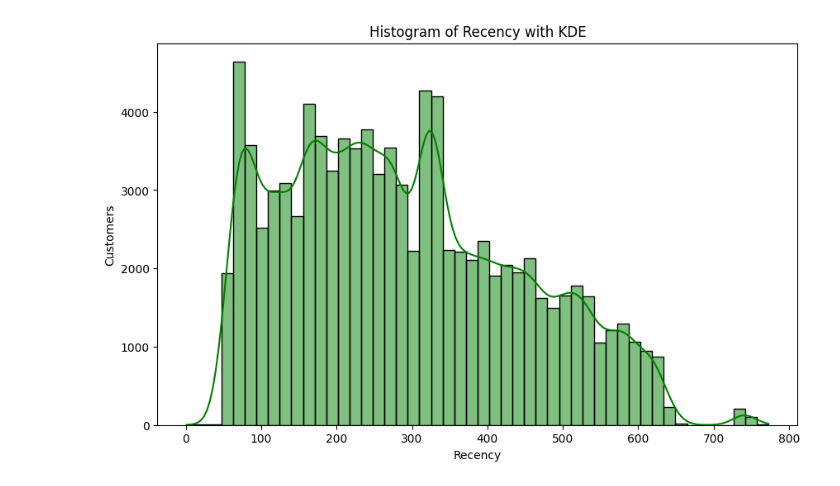
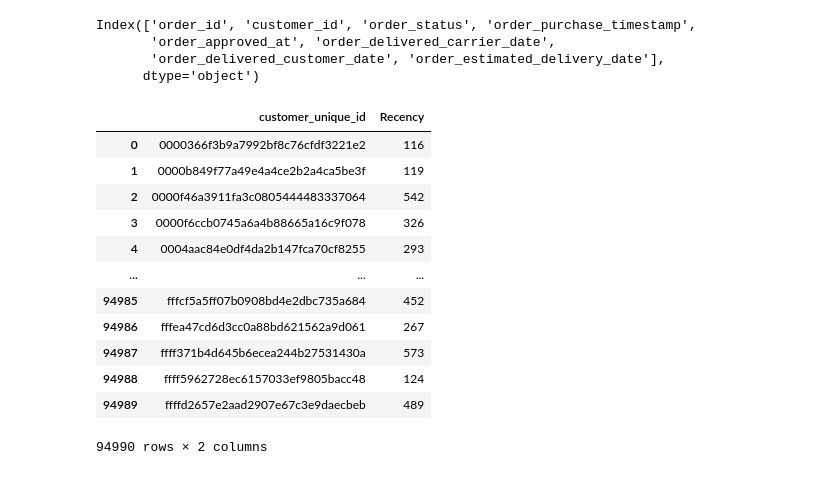
Before and after one commit to truongphuclam2007/PROJECT, a Jupyter notebook: ANALYSE.ipynb, the cells around one changed output. Cells and saved outputs as stored; diff of their text form; code cells hidden in the pictures.

```diff
--- a/ANALYSE.ipynb
+++ b/ANALYSE.ipynb
@@ -89,19 +19,7 @@ Index(['order_id', 'customer_id', 'order_status', 'order_purchase_timestamp',
-# %%
-#FILTER DATA FOR RECENCY ANALYSIS
-master_df['order_purchase_timestamp'] = pd.to_datetime(master_df['order_purchase_timestamp'])
-latest_time = master_df['order_purchase_timestamp'].max() + pd.Timedelta(days=1) #choose the latest figures recorded in the dataset then plus 1 in order not to obtain 0 values
-
-#reject the figures canceled, unvailabled
-active_status = ['delivered','shipped','invoiced','processing','approved','created']
-R_analysis_df = master_df[master_df['order_status'].isin(active_status)]
-
-R_analysis_df = master_df.groupby('customer_unique_id').agg({'order_purchase_timestamp': lambda x: (latest_time-x.max()).days}).reset_index()
-R_analysis_df.rename(columns={'order_purchase_timestamp':'Recency'}, inplace=True)
-
-plt.figure(figsize=(10, 6))
-sns.histplot(R_analysis_df['Recency'], bins=50, color='green', kde=True)
-plt.title('Histogram of Recency with KDE')
-plt.ylabel('Customers')
-plt.show()
-# %% [output]
-[figure, removed]
+# %%
+orders.columns
+# %% [output]
+Index(['order_id', 'customer_id', 'order_status', 'order_purchase_timestamp',
+       'order_approved_at', 'order_delivered_carrier_date',
+       'order_delivered_customer_date', 'order_estimated_delivery_date'],
+      dtype='object')
@@ -107,0 +34,28 @@ plt.show()
+# %%
+#FILTER DATA FOR RECENCY ANALYSIS
+active_status = ['delivered','shipped','invoiced','processing','approved','created']
+orders_clean = orders[orders['order_status'].isin(active_status)].copy()
+orders_clean['order_purchase_timestamp'] = pd.to_datetime(orders_clean['order_purchase_timestamp'])
+order_cust = pd.merge(orders_clean, customers[['customer_id', 'customer_unique_id']], on='customer_id')
+
+#R_ANALYSIS
+latest_time = orders_clean['order_purchase_timestamp'].max() + pd.Timedelta(days=1)
+
+R_analysis_df = order_cust.groupby('customer_unique_id').agg({'order_purchase_timestamp': lambda x: (latest_time-x.max()).days}).reset_index()
+R_analysis_df.rename(columns={'order_purchase_timestamp':'Recency'}, inplace=True)
+
+R_analysis_df
+# %% [output]
+|  | customer_unique_id | Recency |
+| 0 | 0000366f3b9a7992bf8c76cfdf3221e2 | 116 |
+| 1 | 0000b849f77a49e4a4ce2b2a4ca5be3f | 119 |
+| 2 | 0000f46a3911fa3c0805444483337064 | 542 |
+| 3 | 0000f6ccb0745a6a4b88665a16c9f078 | 326 |
+| 4 | 0004aac84e0df4da2b147fca70cf8255 | 293 |
+| ... | ... | ... |
+| 94985 | fffcf5a5ff07b0908bd4e2dbc735a684 | 452 |
+| 94986 | fffea47cd6d3cc0a88bd621562a9d061 | 267 |
+| 94987 | ffff371b4d645b6ecea244b27531430a | 573 |
+| 94988 | ffff5962728ec6157033ef9805bacc48 | 124 |
+| 94989 | ffffd2657e2aad2907e67c3e9daecbeb | 489 |
+94990 rows × 2 columns
```
Also changed, not shown: parts of 16 cells of this notebook.
